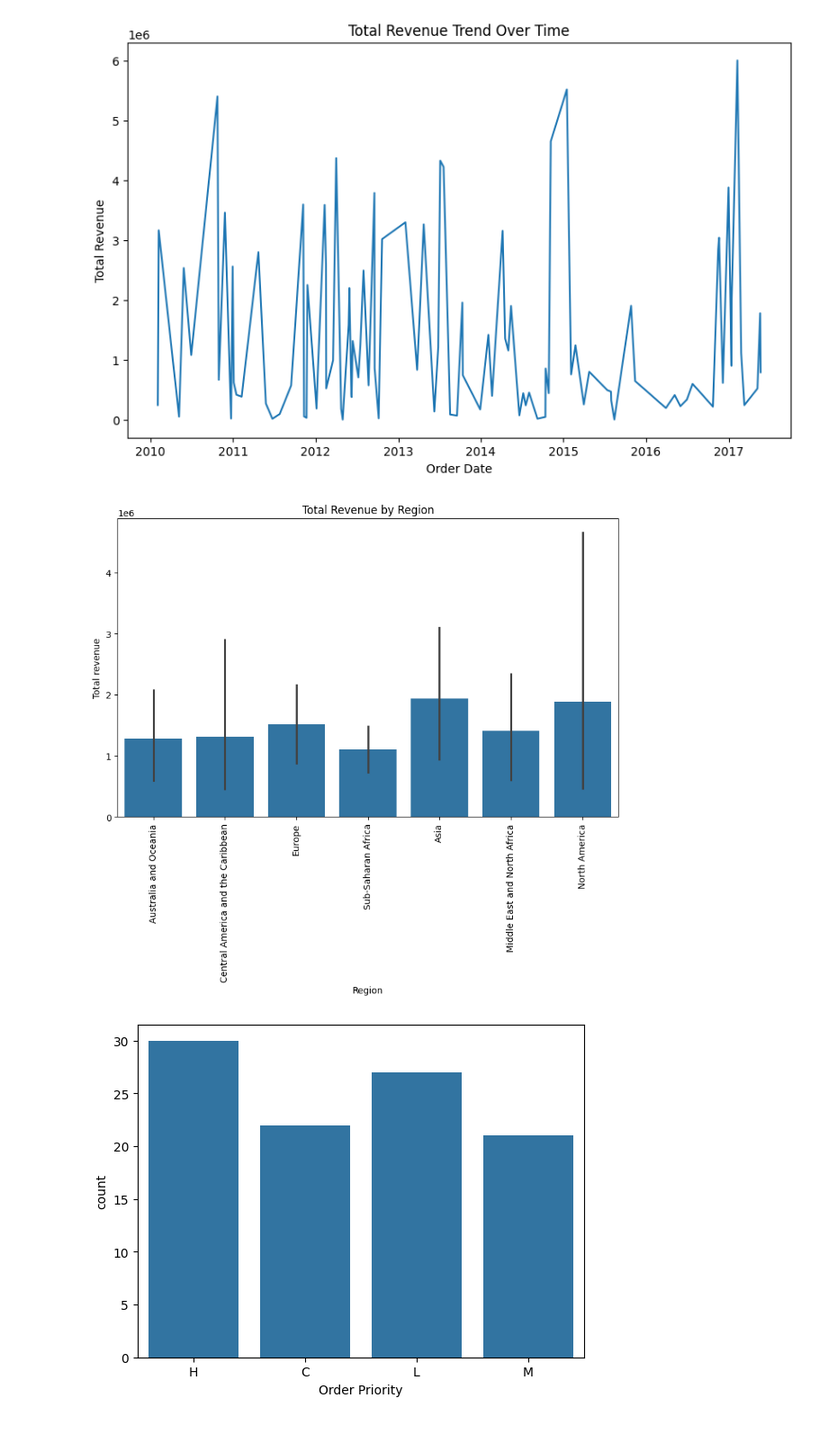
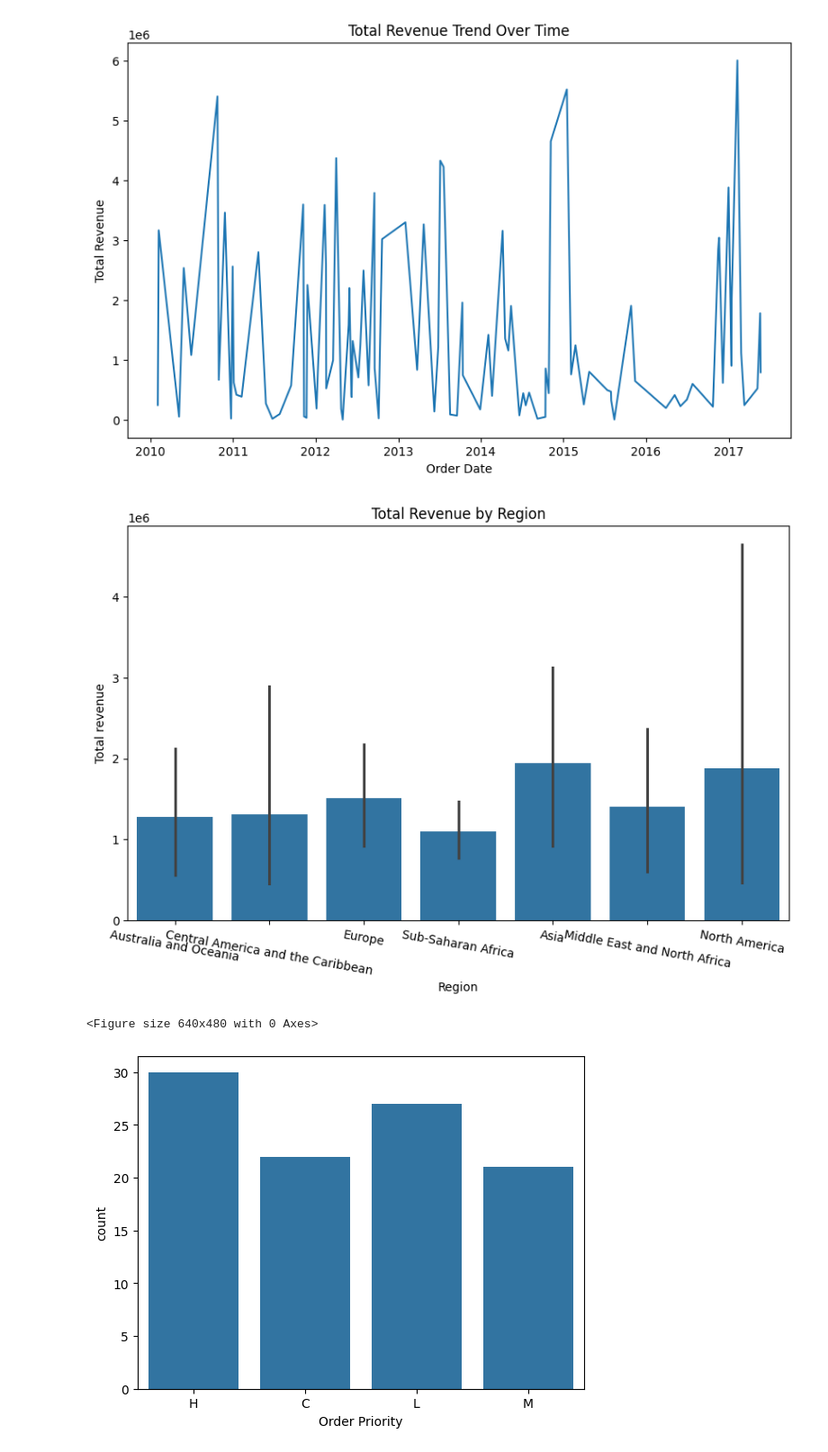
Before and after one commit to Vamshi-krishna-dev/EDA, a Jupyter notebook: Amazon_Sales_Data_Analysis.ipynb, the cells around one changed output. Shown at 90% size. Saved outputs shown, nothing was run; the diff lists cells and outputs as text; code cells hidden in the pictures.

```diff
--- a/Amazon_Sales_Data_Analysis.ipynb
+++ b/Amazon_Sales_Data_Analysis.ipynb
@@ -167,13 +174,15 @@ plt.show()
 # %%
 plt.figure(figsize = (10,6))
 sns.barplot(x = 'Region', y = 'Total Revenue', data = data)
 plt.xlabel('Region')
 plt.ylabel('Total revenue')
 plt.title('Total Revenue by Region')
-plt.xticks(rotation = 90)
+plt.xticks(rotation = -10)
 plt.show()
+plt.tight_layout()
 # %% [output]
-[figure, old version]
+[figure, new version]
+<Figure size 640x480 with 0 Axes>
 # %%
 sns.countplot(x = 'Order Priority', data = data)
 plt.show()
```
Also changed, not shown: parts of 6 cells of this notebook, 1 other file.
